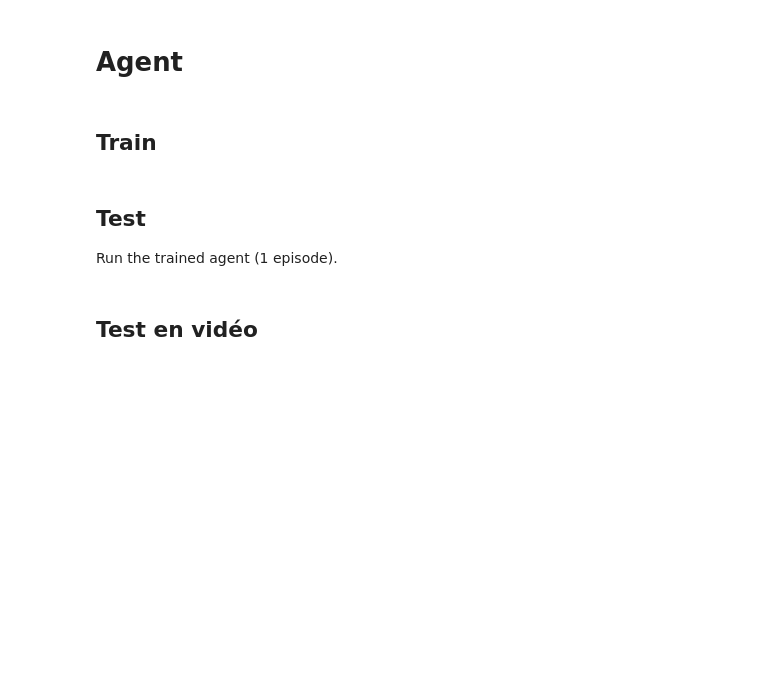
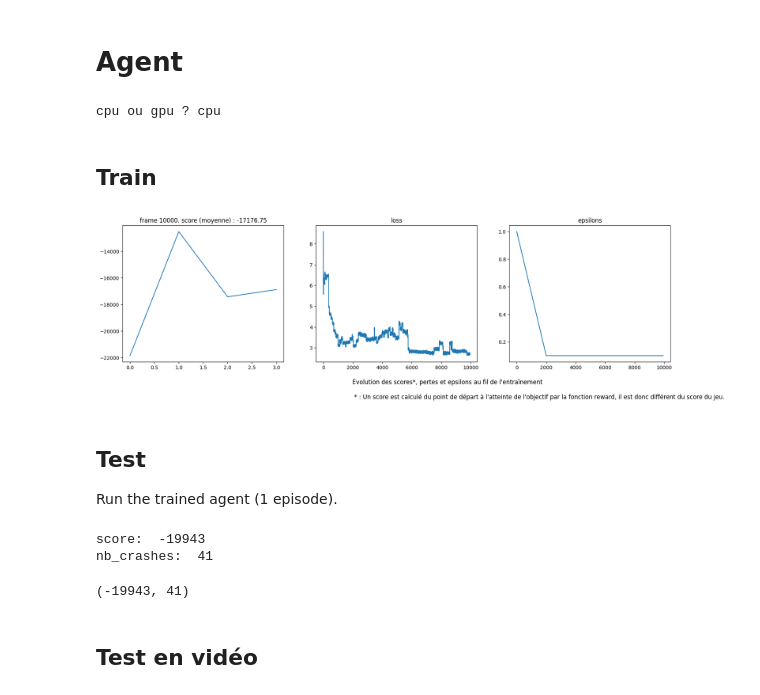
Before and after one commit to Mont-Lo/Planif_en_IA, a Jupyter notebook: apply_models.ipynb, the cells around one changed output. Drawn from its saved outputs; the diff is of its cells as text; code cells hidden in the pictures; blank space fills up the shorter version.

```diff
--- a/apply_models.ipynb
+++ b/apply_models.ipynb
@@ -56,24 +56,32 @@ videos_path = ["videos/videos_rainbow/", "videos/videos_no_three/","videos/video
 # Agent
 # %%
 #modèles
-agent = RainbowAgent(env, memory_size, batch_size, target_update, seed, seed, f'{buffer_dir}/rainbow', reward_function)
+#agent = RainbowAgent(env, memory_size, batch_size, target_update, seed, seed, f'{buffer_dir}/rainbow', reward_function)
 
 #agent_no_three = NoNoisyNoCategAgent(NnNoThree, env, memory_size, batch_size, target_update, epsilon_decay, seed, seed, f'{buffer_dir}/no_three', reward_function)
 
 #agent_no_noisy_no_categ = NoNoisyNoCategAgent(NnDueling, env, memory_size, batch_size, target_update, epsilon_decay, seed, seed, f'{buffer_dir}/no_noisy_no_categ', reward_function)
 
-#agent_no_noisy_no_duel = NoNoisyAgent(NnCateg, env, memory_size, batch_size, target_update,  epsilon_decay, seed, seed, f'{buffer_dir}/no_noisy_no_duel', reward_function)
+agent_no_noisy_no_duel = NoNoisyAgent(NnCateg, env, memory_size, batch_size, target_update,  epsilon_decay, seed, seed, f'{buffer_dir}/no_noisy_no_duel', reward_function)
 
 #agent_no_noisy = NoNoisyAgent(NnNoNoisy, env, memory_size, batch_size, target_update, epsilon_decay, seed, seed, f'{buffer_dir}/no_noisy', reward_function)
+# %% [output]
+cpu ou gpu ? cpu
 # %% [markdown]
 ## Train
 # %%
-agent.train(num_frames)
+agent_no_noisy_no_duel.train(num_frames)
+# %% [output]
+[figure, added]
 # %% [markdown]
 ## Test
 
 Run the trained agent (1 episode).
 # %%
-agent.test(video_folder=videos_path[0]) # changer le vidéo path selon votre modèle afin de rester cohérent
+agent_no_noisy_no_duel.test(video_folder=videos_path[3]) # changer le vidéo path selon votre modèle afin de rester cohérent
+# %% [output]
+score:  -19943
+nb_crashes:  41
+(-19943, 41)
 # %% [markdown]
 ## Test en vidéo
```
Also changed, not shown: parts of 4 cells of this notebook, 7 other files.
